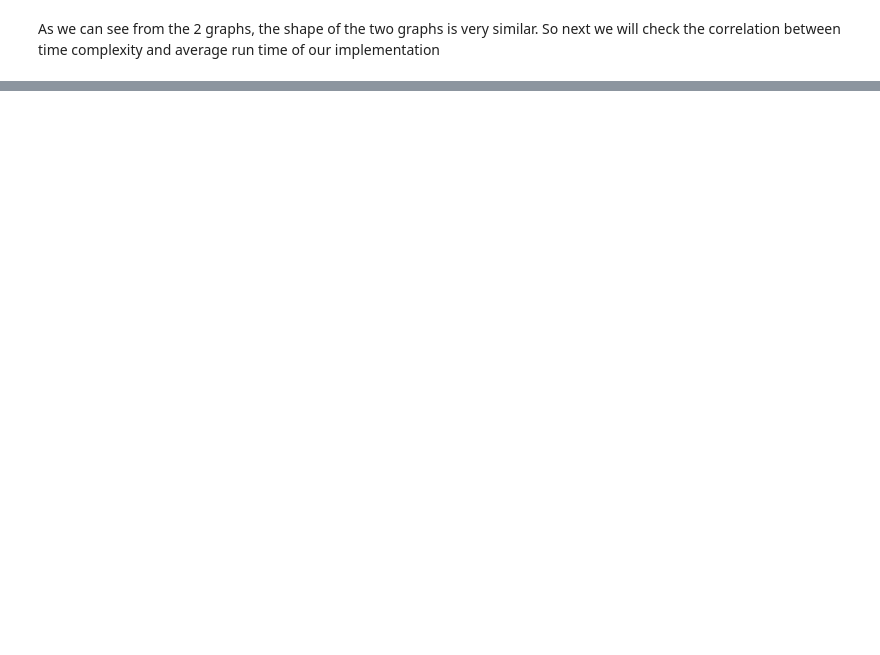
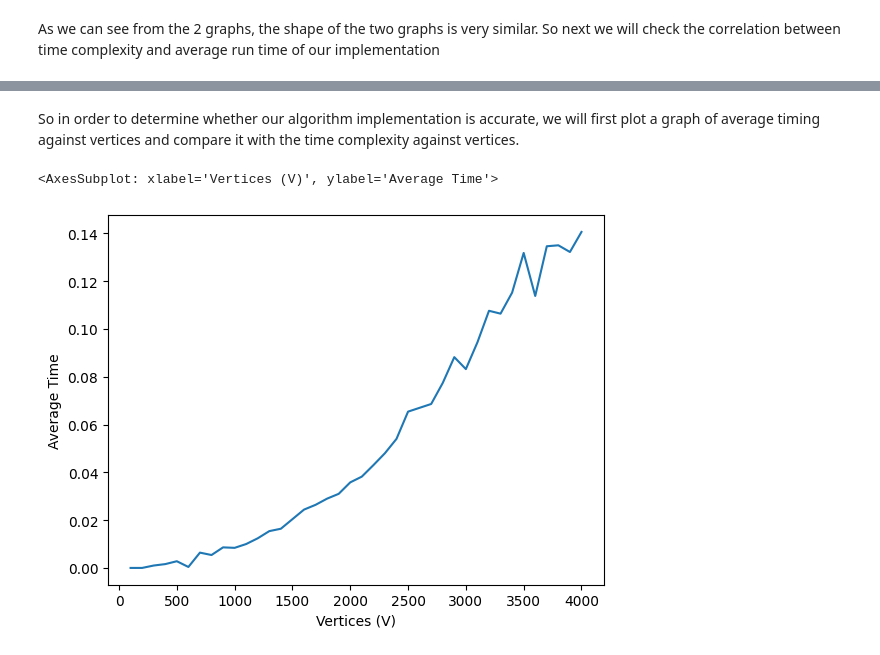
Before and after one commit to DennisDCCH/SC2001, a Jupyter notebook: Lab 2/Lab 2 Analysis.ipynb, the cells around one changed output, grey strips where cells are left out. Drawn from its saved outputs; the diff is of its cells as text; code cells hidden in the pictures; blank space fills up the shorter version.

```diff
--- a/Lab 2/Lab 2 Analysis.ipynb
+++ b/Lab 2/Lab 2 Analysis.ipynb
@@ -74,0 +82,5 @@ This sugggests to us that our implementation is more likely to be correct.
+# %%
+results2 = pd.read_csv("lab2_result_2.csv")
+#Theoretical Time Complexity for Dijkstra's with Adj List and min heap
+results2["O((E+V)log(V))"] = (results2["Vertices (V)"] + results2["Edges (E)"]) * np.log(results2["Vertices (V)"])
+results2.head(10)
@@ -74,0 +99,12 @@ This sugggests to us that our implementation is more likely to be correct.
+# %% [markdown]
+So in order to determine whether our algorithm implementation is accurate, we will first plot a graph of average timing against vertices and compare it with the time complexity against vertices.
+# %%
+empirical_results2 = results2[['Vertices (V)', 'Average Time']]
+sb.lineplot(x = "Vertices (V)",
+            y = "Average Time",
+            data = empirical_results2)
+
+#Graph of average timiing against vertices
+# %% [output]
+<AxesSubplot: xlabel='Vertices (V)', ylabel='Average Time'>
+[figure, added]
```
Also changed, not shown: parts of 25 cells of this notebook, 13 other files.
